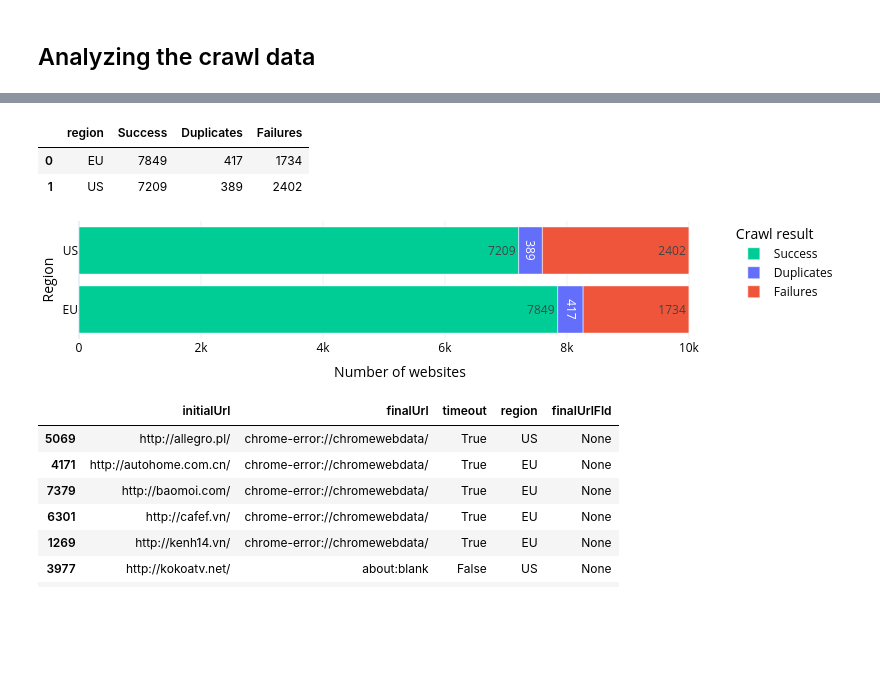
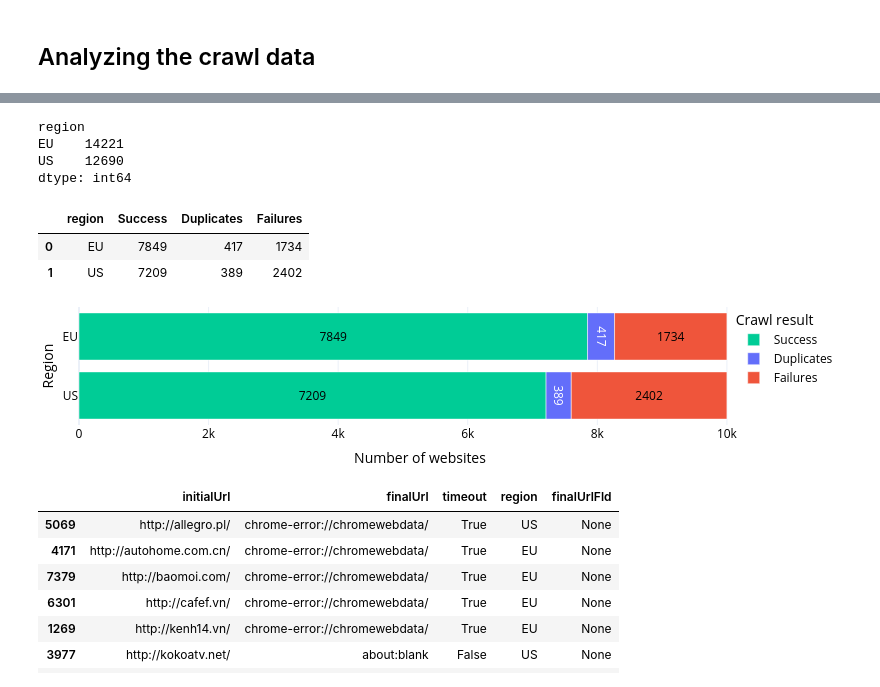
Before and after one commit to MichielP1807/tracker-radar-collector, a Jupyter notebook: post-processing/analysis.ipynb, the cells around one changed output, grey strips where cells are left out. Drawn from its saved outputs; the diff is of its cells as text; code cells hidden in the pictures; blank space fills up the shorter version.

```diff
--- a/post-processing/analysis.ipynb
+++ b/post-processing/analysis.ipynb
@@ -19,10 +20,12 @@ green = px.colors.qualitative.Plotly[2]
 def printMD(txt):
     display_markdown(txt, raw=True)
 # %%
-import copy
+# Modified plotly template based on the standard plotly_white template
 my_template = copy.deepcopy(pio.templates["plotly_white"])
 my_template.layout.margin = dict(l=0, b=0, r=0, t=0, pad=0)
 my_template.layout.font.color = "black"
+my_template.layout.annotationdefaults = dict(font=dict(color="black"))
+my_template.layout.shapedefaults.line.color = "black"
 my_template.layout.legend.xanchor = "right"
 my_template.layout.legend.yanchor = "top"
 pio.templates.default = my_template
@@ -116,43 +119,54 @@ US: 7209 distinct sites (389 finalUrlFld duplicates), 442 timeouts, 2402 failure
 | 2 | https://securepubads.g.doubleclic... | Document.browsingTopics | {'0': {'skipObservation': False}} | {} | call | https://securepubads.g.doubleclic... | https://www.15min.lt/ | -1 | ... |
 | 3 | https://eus.rubiconproject.com/us... | Document.browsingTopics | {} | {} | call | https://eus.rubiconproject.com/us... | https://www.15min.lt/ | -1 | ... |
 | 4 | https://securepubads.g.doubleclic... | Document.browsingTopics | {'0': {'skipObservation': True}} | {} | call | https://securepubads.g.doubleclic... | https://www.15min.lt/ | -1 | ... |
+# %%
+calls_df.groupby("region").size()
+# %% [output]
+region
+EU    14221
+US    12690
+dtype: int64
 # %%
 total_sites = sites_df.groupby("region")["finalUrlFld"].size()
 distinct_sites = sites_df.groupby("region")["finalUrlFld"].nunique()
 duplicate_sites = (total_sites - distinct_sites).to_frame("Duplicates")
 failure_sites = (10000 - total_sites).to_frame("Failures")
-df = distinct_sites.to_frame("Success").join([duplicate_sites, failure_sites]).reset_index()
+crawl_results = distinct_sites.to_frame("Success").join([duplicate_sites, failure_sites]).reset_index()
 
-display(df)
+display(crawl_results)
 # %% [output]
 |  | region | Success | Duplicates | Failures |
 | 0 | EU | 7849 | 417 | 1734 |
 | 1 | US | 7209 | 389 | 2402 |
 # %%
-fig = df.plot.bar(
+fig = crawl_results.plot.bar(
     x = ["Success", "Duplicates", "Failures"],
     y = "region",
     # title = "The crawl result of the 10,000 websites crawled",
     labels = {
         "description": "Method name",
         "calls": "Number of calls",
         "region": "Region",
         "variable": "Crawl result",
         "value": "Number of websites"
     },
     text_auto = True,
-    color_discrete_sequence=[green, blue, red]
+    color_discrete_sequence=[green, blue, red],
 )
 fig.update_layout(
     legend=dict(
         yanchor="top",
         xanchor="left",
-    )
+        x=0.96,
+    ),
+    yaxis=dict(autorange="reversed")
 )
+fig.update_traces(textfont_color="black", textposition="inside", insidetextanchor="middle")
+fig.update_traces(textfont_color="white", textangle=90, selector={"name": "Duplicates"})
 fig.write_image("../../mt-latex/figures/crawl-result.pdf", width=800, height=160)
 Image(fig.to_image(format="png", width=800, height=160))
 # %% [output]
-[figure, old version]
+[figure, new version]
 # %%
 sites_df[sites_df["finalUrlFld"].isnull()].sort_values(by="initialUrl")
 # %% [output]
```
Also changed, not shown: parts of 37 cells of this notebook, 1 other file.
